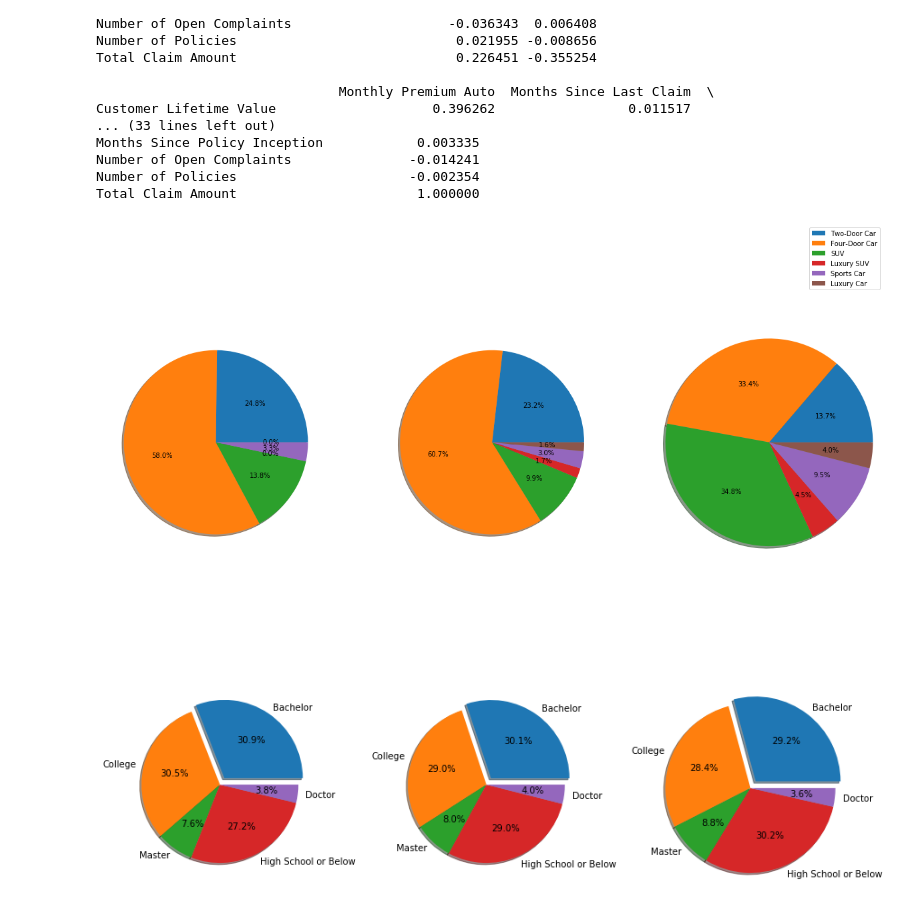
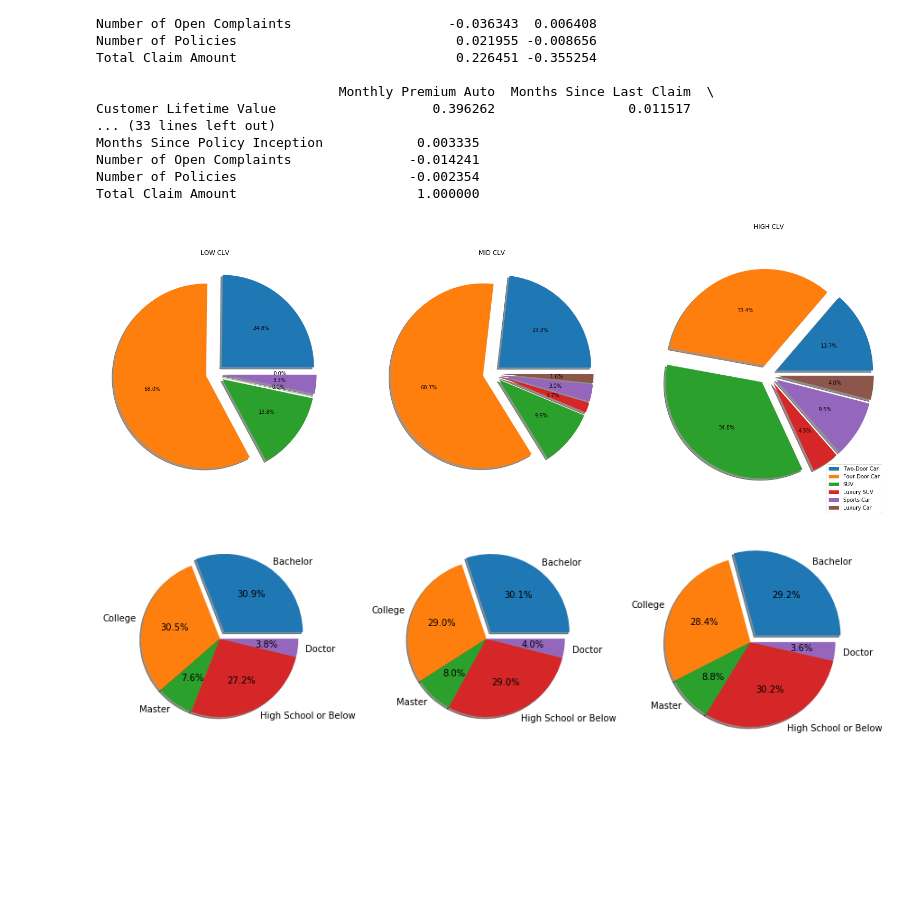
Before and after one commit to Shubhammawa/Open-IIT-Data-Analytics-2019, a Jupyter notebook: Open IIT .ipynb, the cells around one changed output. Drawn from its saved outputs; the diff is of its cells as text; code cells hidden in the pictures; blank space fills up the shorter version.

```diff
--- a/Open IIT .ipynb
+++ b/Open IIT .ipynb
@@ -204,40 +193,44 @@ def plot_pie_chart(CLV, dictionary):
     low_val = {}
     mid_val = {}
     high_val = {}
     for i in dictionary.keys():
         l = 0
         m = 0
         h = 0
         #print(len(dictionary[i]))
         for j in dictionary[i]:
             if j <= low:
                 l += 1
             elif j>low and j<=mid:
                 m += 1
             else:
                 h += 1
         low_val[i] = l
         mid_val[i] = m
         high_val[i] = h
 
     labels = dictionary.keys()
     sizes1 = low_val.values()
     sizes2 = mid_val.values()
     sizes3 = high_val.values()
+    explode = [0.1]*len(sizes1)
 
 
-    fig, (pie1, pie2, pie3) = plt.subplots(nrows = 1, ncols = 3, figsize = (21,12))
-    pie1.pie(sizes1, autopct='%1.1f%%',shadow = True)
-    pie2.pie(sizes2, autopct='%1.1f%%',shadow = True)
-    pie3.pie(sizes3, autopct='%1.1f%%',shadow = True)
+    fig, (pie1, pie2, pie3) = plt.subplots(nrows = 1, ncols = 3, figsize = (27,10))
+    pie1.pie(sizes1, explode = explode, autopct='%1.1f%%',shadow = True)
+    pie1.title.set_text('LOW CLV')
+    pie2.pie(sizes2, explode = explode, autopct='%1.1f%%',shadow = True)
+    pie2.title.set_text('MID CLV')
+    pie3.pie(sizes3, explode = explode, autopct='%1.1f%%',shadow = True)
+    pie3.title.set_text('HIGH CLV')
 
     plt.axis('equal')
-    plt.legend(labels, loc = 'upper right')
-    plt.title('DISTRIBUTION OF CLV WRT', )
+    plt.legend(labels, loc = 'lower right')
+    #plt.title('DISTRIBUTION OF CLV WRT', )
     plt.show()
 plot_pie_chart(CLV, veh_class)
 # %% [output]
-[figure, old version]
+[figure, new version]
 # %%
 labels = education.keys()
 sizes1 = low_val.values()
```
Also changed, not shown: parts of 2 cells of this notebook.
